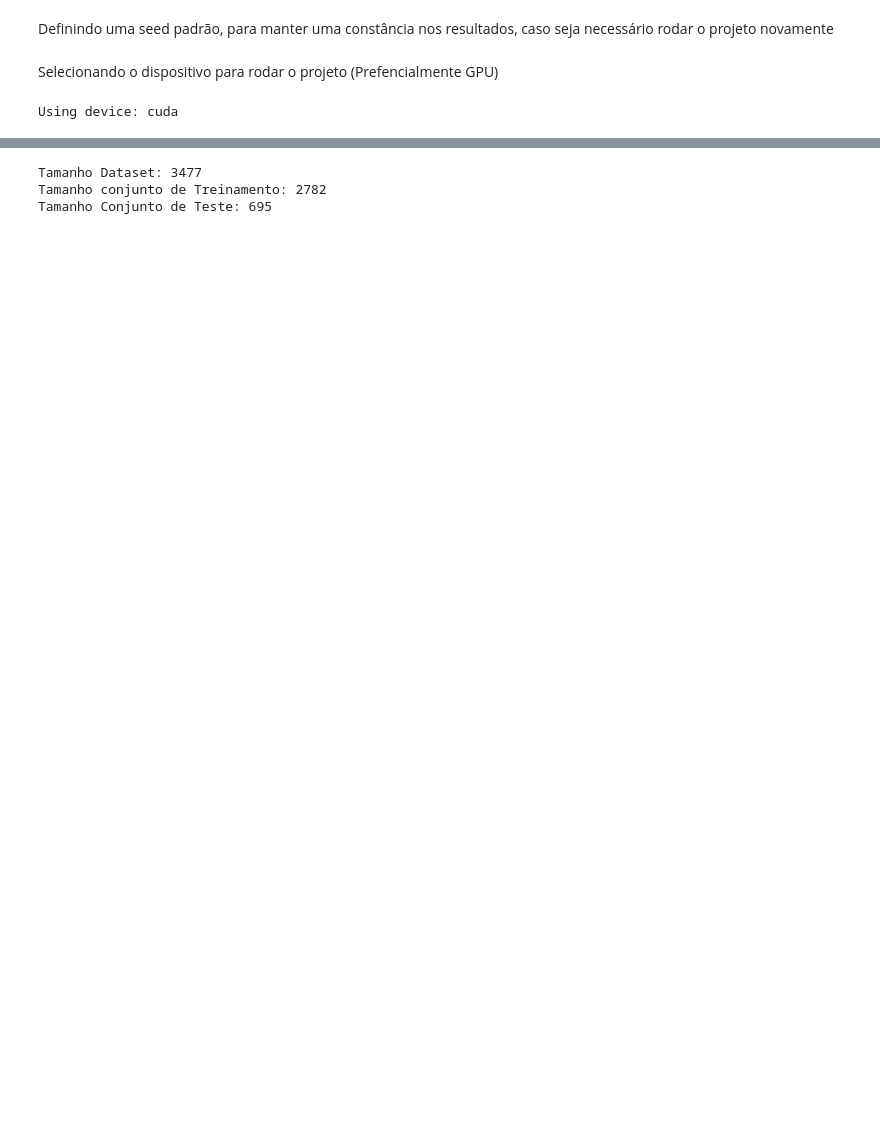
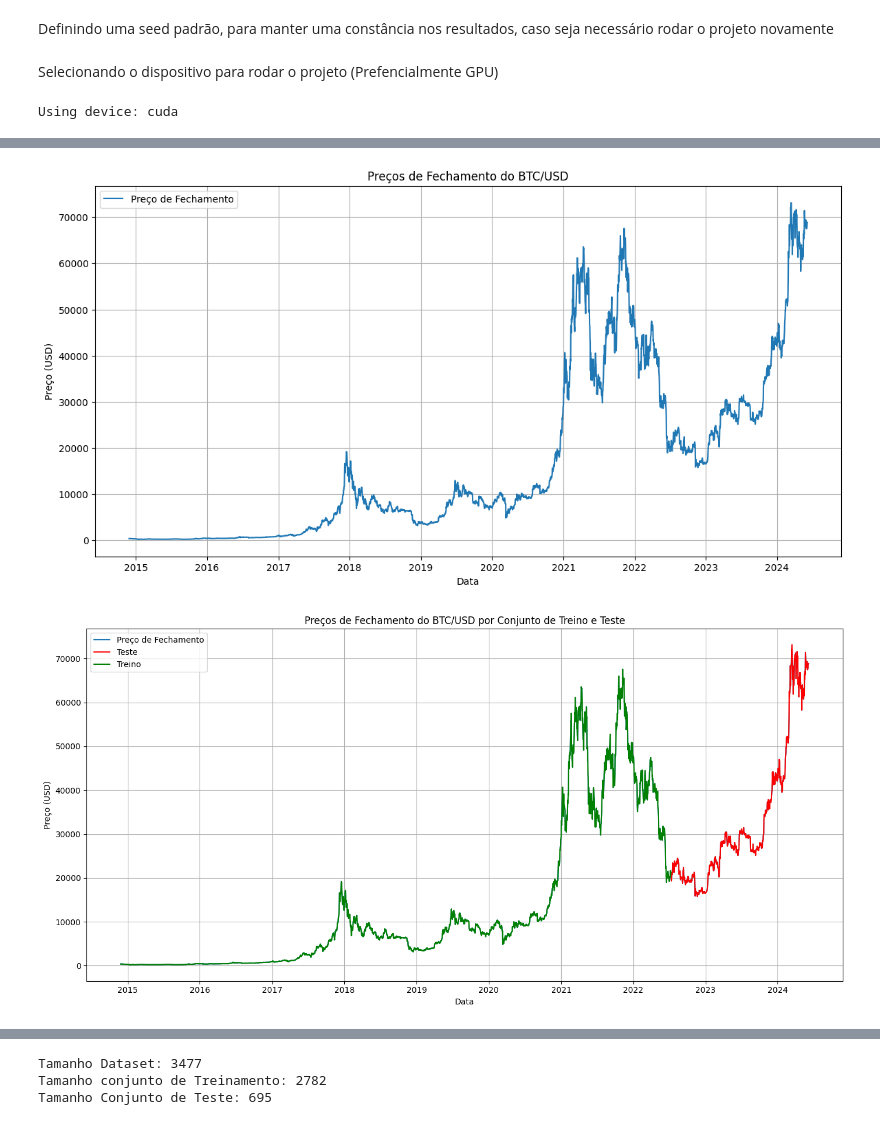
Before and after one commit to GuilhermeMaciel75/Redes_Neurais_p1, a Jupyter notebook: projeto_2/src/lstm.ipynb, the cells around one changed output, grey strips where cells are left out. Cells and saved outputs as stored; diff of their text form; code cells hidden in the pictures; blank space fills up the shorter version.

```diff
--- a/projeto_2/src/lstm.ipynb
+++ b/projeto_2/src/lstm.ipynb
@@ -39,0 +116,28 @@ Iremos trabalhar com o valor de fechamento do BTC no dia
+# %%
+num_linhas = int(len(dataset) * 0.2) # Pegando 20% do dataset
+# %%
+# Plotar os preços de fechamento ao longo do tempo
+plt.figure(figsize=(14, 7))
+plt.plot(dataset['date'], dataset['close'], label='Preço de Fechamento')
+plt.title('Preços de Fechamento do BTC/USD')
+plt.xlabel('Data')
+plt.ylabel('Preço (USD)')
+plt.legend()
+plt.grid(True)
+
+# Plotar os preços de fechamento do conjunto de treino e teste
+plt.figure(figsize=(14, 7))
+plt.plot(dataset['date'], dataset['close'], label='Preço de Fechamento')
+plt.plot(dataset.iloc[:num_linhas]['date'], dataset.iloc[:num_linhas]['close'], label='Teste', color='red')
+plt.plot(dataset.iloc[num_linhas:]['date'], dataset.iloc[num_linhas:]['close'], label='Treino', color='green')
+plt.title('Preços de Fechamento do BTC/USD por Conjunto de Treino e Teste')
+plt.xlabel('Data')
+plt.ylabel('Preço (USD)')
+plt.legend()
+plt.grid(True)
+
+plt.tight_layout()
+plt.show()
+# %% [output]
+[figure, added]
+[figure, added]
```
Also changed, not shown: parts of 19 cells of this notebook.
